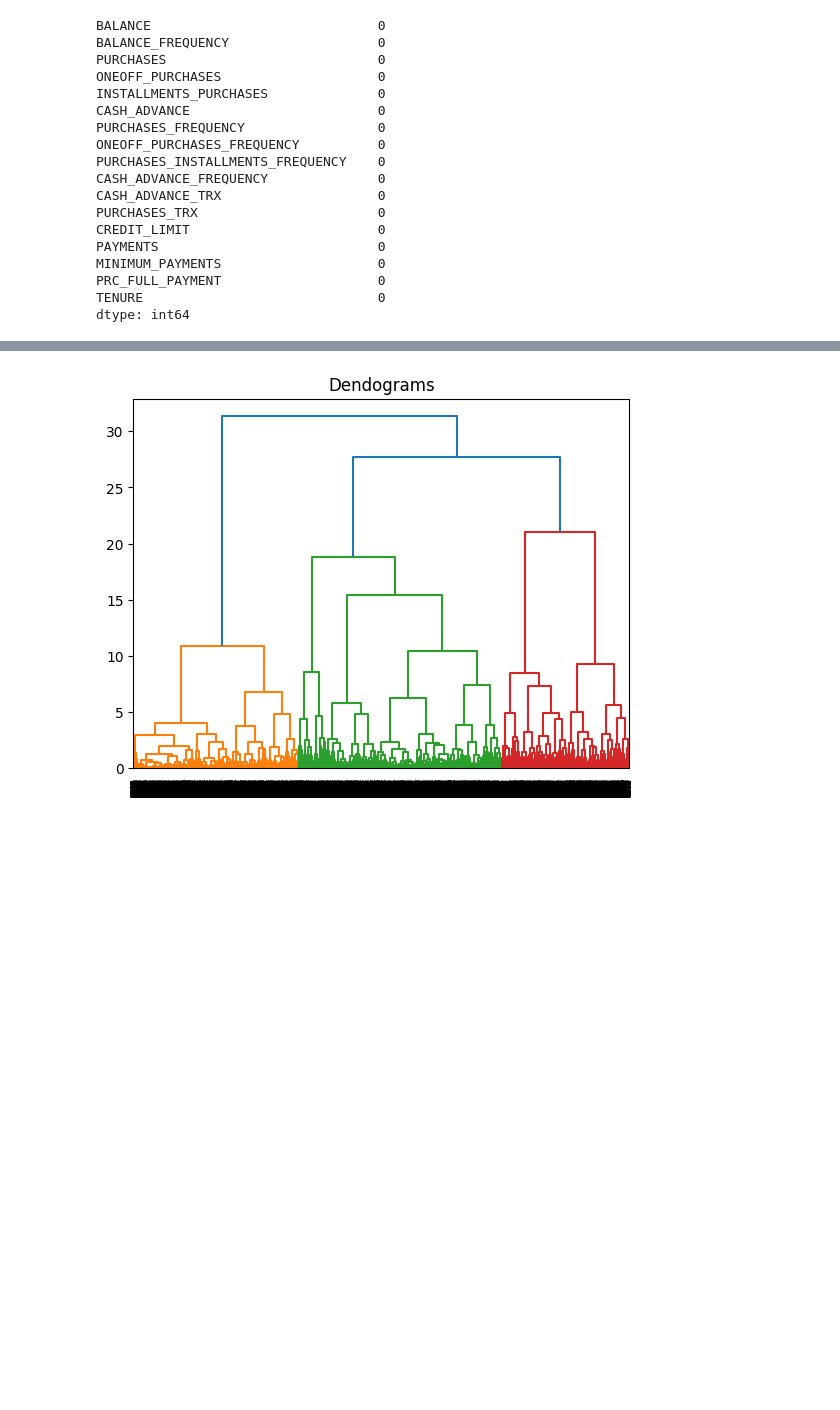
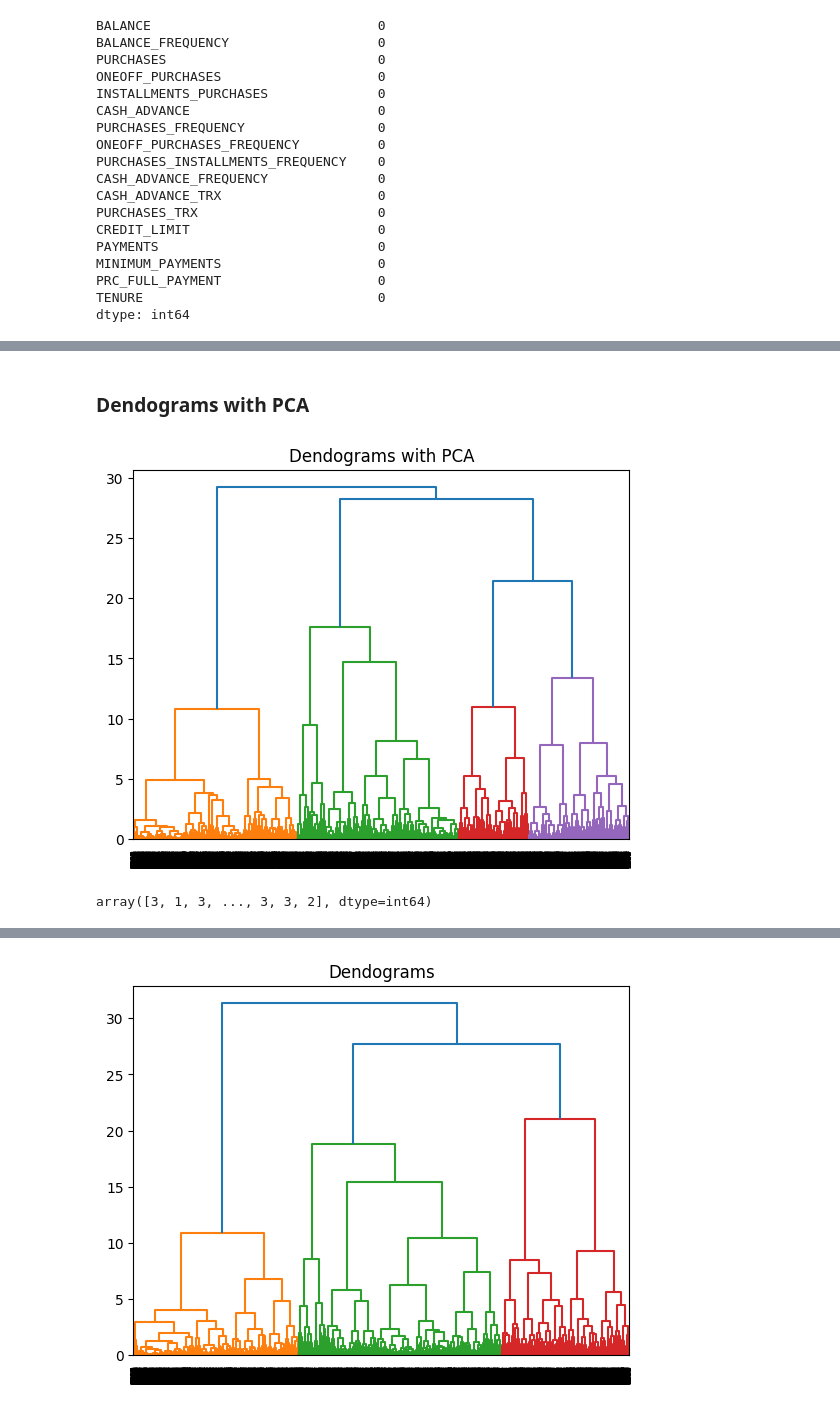
Before and after one commit to danielrawlins21/Machine_Learing_Intro, a Jupyter notebook: machine learning module/hierarchy.ipynb, the cells around one changed output, grey strips where cells are left out. Drawn from its saved outputs; the diff is of its cells as text; code cells hidden in the pictures; blank space fills up the shorter version.

Commit message:
Actualizacion de archivo de clustering

```diff
--- a/machine learning module/hierarchy.ipynb
+++ b/machine learning module/hierarchy.ipynb
@@ -134,0 +203,16 @@ data_scaled.head()
+# %%
+pca = PCA(n_components=6)
+data_PCA = pca.fit_transform(data_scaled)
+# %% [markdown]
+### Dendograms with PCA
+# %%
+plt.title("Dendograms with PCA")
+dendo = shc.dendrogram(shc.linkage(data_PCA, method='ward'))
+# %% [output]
+[figure, added]
+# %%
+from sklearn.cluster import AgglomerativeClustering
+cluster = AgglomerativeClustering(n_clusters=4, metric='euclidean', linkage='ward')
+cluster.fit_predict(data_PCA)
+# %% [output]
+array([3, 1, 3, ..., 3, 3, 2], dtype=int64)
```
Also changed, not shown: parts of 14 cells of this notebook.
